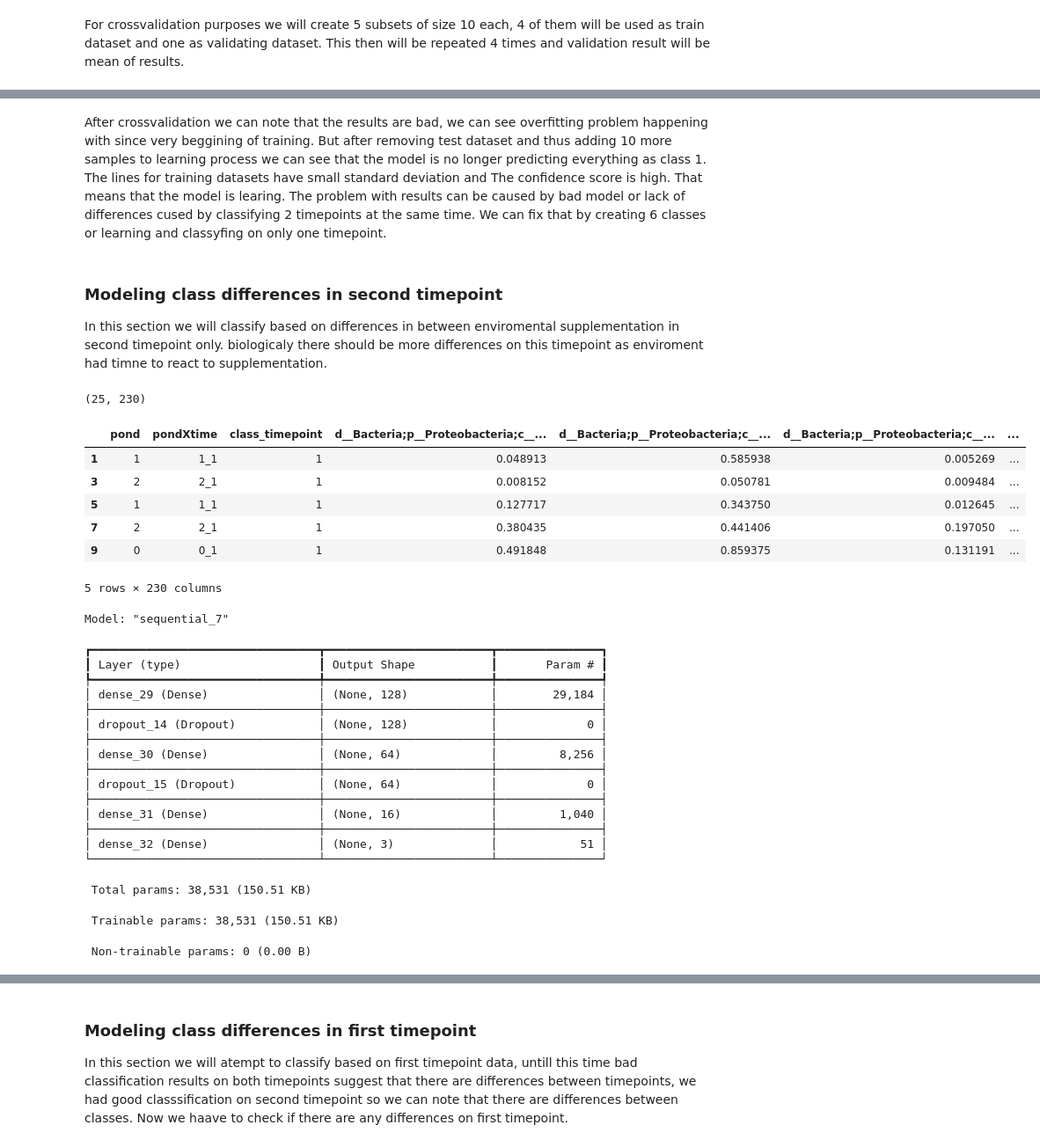
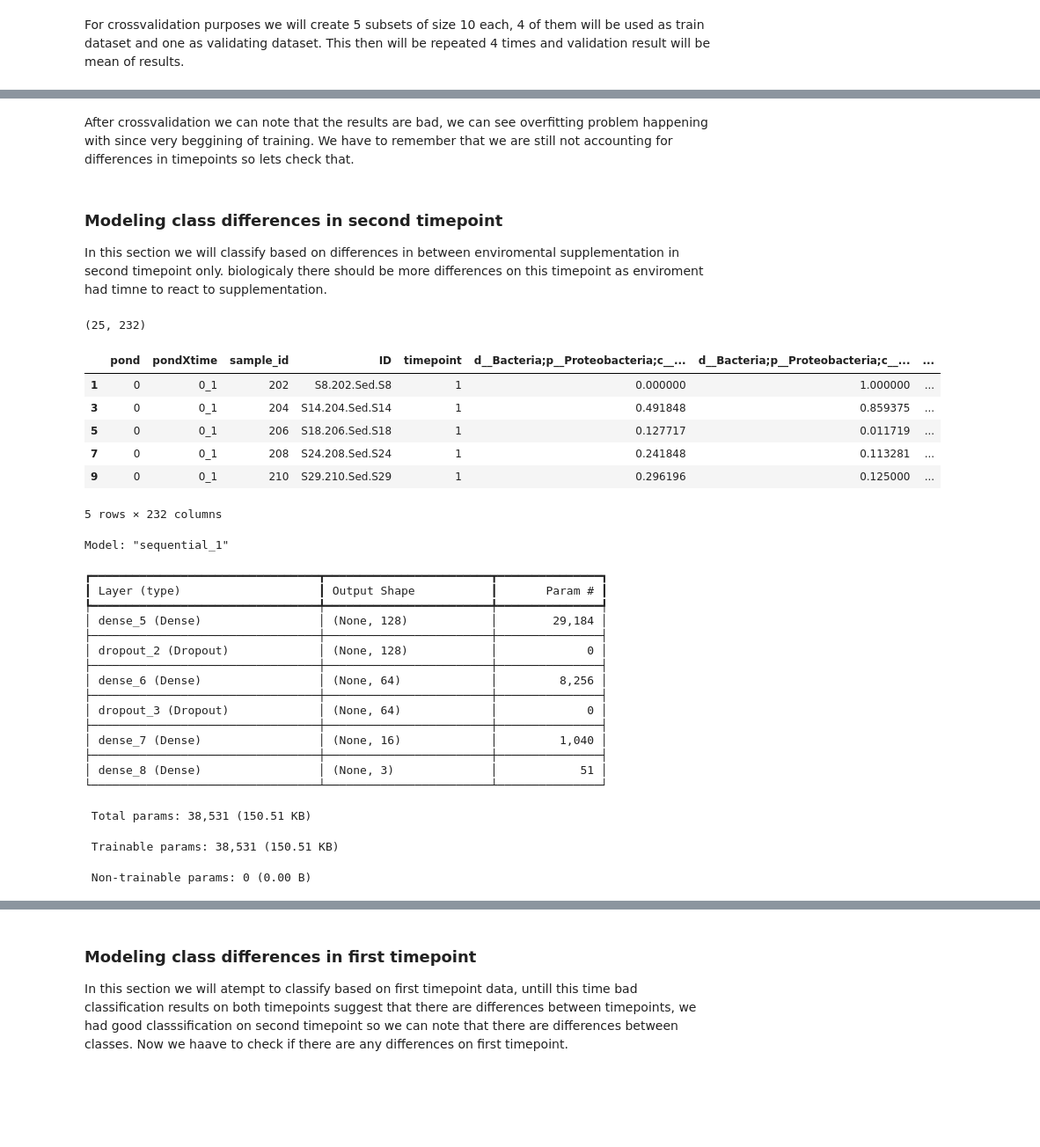
Before and after one commit to paq88/Fish_neural_network_classifier, a Jupyter notebook: sed_based/Sediment_2.ipynb, the cells around one changed output, grey strips where cells are left out. Shown at 88% size. Cells and saved outputs as stored; diff of their text form; code cells hidden in the pictures; blank space fills up the shorter version.

```diff
--- a/sed_based/Sediment_2.ipynb
+++ b/sed_based/Sediment_2.ipynb
@@ -42,4 +37,4 @@ len(predictors)
-# %%
-# adding collumn with timepoints
-classes = np.tile([0, 1], 25)
-df.insert(1,"class_timepoint",  classes)
+# %%
+df['timepoint'] = LabelEncoder().fit_transform(df['timepoint'])
+predictors = df.columns[4:]
+len(predictors)
@@ -84,16 +81,3 @@ Those classes will be: No supplementation, Em farma, EM
 |2|set 2 | 10,21,28,30,32|Em farma|EM|
 |3|set 3 | 9,13,17,20,27|EM|NO|
 |4|set 4 | 11,15,22,25,31|EM|EM|
-# %%
-# function for decoding pond number
-def pond_decoder(x,codes):
-
-    x=x.replace('S','')
-    num = int(x.split("_")[1])
-
-
-    for key, value_list in codes.items():
-        if num in value_list:
-            return key
-
-    return None
@@ -109,7 +86,7 @@ codes = {0 : [8,14,18,24,29], 1: [12,16,19,23,26, 10,21,28,30,32], 2 : [9,13,17,
 
 df['pond'] = df['pond'].apply(lambda x: pond_decoder(x,codes))
 # %%
-pondXtime = df['pond'].astype(str) + "_" + df['class_timepoint'].astype(str)
+pondXtime = df['pond'].astype(str) + "_" + df['timepoint'].astype(str)
 df.insert(1,"pondXtime", pondXtime)
 # %%
 df.head()
@@ -594,23 +198,22 @@ global mean confidence score: 2463.7007, sd confidence score: 9590.1177
-# %% [markdown]
-After crossvalidation we can note that the results are bad, we can see overfitting problem happening with since very beggining of training.
-But after removing test dataset and thus adding 10 more samples to learning process we can see that the model is no longer predicting everything as class 1. The lines for training datasets have small standard deviation and The confidence score is high. That means that the model is learing. The problem with results can be caused by bad model or lack of differences cused by classifying 2 timepoints at the same time. We can fix that by creating 6 classes or learning and classyfing on only one timepoint.
+# %% [markdown]
+After crossvalidation we can note that the results are bad, we can see overfitting problem happening with since very beggining of training. We have to remember that we are still not accounting for differences in timepoints so lets check that.
 # %% [markdown]
 ### Modeling class differences in second timepoint
 
 In this section we will classify based on differences in between enviromental supplementation in second timepoint only. biologicaly there should be more differences on this timepoint as enviroment had timne to react to supplementation.
 # %%
-df_second_tp = train_val_df[train_val_df["class_timepoint"]==1]
+df_second_tp = train_val_df[train_val_df["timepoint"]==1]
 print(df_second_tp.shape)
 df_second_tp.head()
 # %% [output]
-(25, 230)
+(25, 232)
-|  | pond | pondXtime | class_timepoint | d__Bacteria;p__Proteobacteria;c__... | d__Bacteria;p__Proteobacteria;c__... | d__Bacteria;p__Proteobacteria;c__... | ... |
-| 1 | 1 | 1_1 | 1 | 0.048913 | 0.585938 | 0.005269 | ... |
-| 3 | 2 | 2_1 | 1 | 0.008152 | 0.050781 | 0.009484 | ... |
-| 5 | 1 | 1_1 | 1 | 0.127717 | 0.343750 | 0.012645 | ... |
-| 7 | 2 | 2_1 | 1 | 0.380435 | 0.441406 | 0.197050 | ... |
-| 9 | 0 | 0_1 | 1 | 0.491848 | 0.859375 | 0.131191 | ... |
+|  | pond | pondXtime | sample_id | ID | timepoint | d__Bacteria;p__Proteobacteria;c__... | d__Bacteria;p__Proteobacteria;c__... | ... |
+| 1 | 0 | 0_1 | 202 | S8.202.Sed.S8 | 1 | 0.000000 | 1.000000 | ... |
+| 3 | 0 | 0_1 | 204 | S14.204.Sed.S14 | 1 | 0.491848 | 0.859375 | ... |
+| 5 | 0 | 0_1 | 206 | S18.206.Sed.S18 | 1 | 0.127717 | 0.011719 | ... |
+| 7 | 0 | 0_1 | 208 | S24.208.Sed.S24 | 1 | 0.241848 | 0.113281 | ... |
+| 9 | 0 | 0_1 | 210 | S29.210.Sed.S29 | 1 | 0.296196 | 0.125000 | ... |
-5 rows × 230 columns
+5 rows × 232 columns
 # %%
 model3 = keras.Sequential()
 
@@ -636,21 +239,21 @@ optimizer = keras.optimizers.Adam(learning_rate = 0.0001)
 
 model3.compile(optimizer = optimizer, loss = loss, metrics=metrics)
 # %% [output]
-Model: "sequential_7"
+Model: "sequential_1"
 ┏━━━━━━━━━━━━━━━━━━━━━━━━━━━━━━━━━┳━━━━━━━━━━━━━━━━━━━━━━━━┳━━━━━━━━━━━━━━━┓
 ┃ Layer (type)                    ┃ Output Shape           ┃       Param # ┃
 ┡━━━━━━━━━━━━━━━━━━━━━━━━━━━━━━━━━╇━━━━━━━━━━━━━━━━━━━━━━━━╇━━━━━━━━━━━━━━━┩
-│ dense_29 (Dense)                │ (None, 128)            │        29,184 │
+│ dense_5 (Dense)                 │ (None, 128)            │        29,184 │
 ├─────────────────────────────────┼────────────────────────┼───────────────┤
-│ dropout_14 (Dropout)            │ (None, 128)            │             0 │
+│ dropout_2 (Dropout)             │ (None, 128)            │             0 │
 ├─────────────────────────────────┼────────────────────────┼───────────────┤
-│ dense_30 (Dense)                │ (None, 64)             │         8,256 │
+│ dense_6 (Dense)                 │ (None, 64)             │         8,256 │
 ├─────────────────────────────────┼────────────────────────┼───────────────┤
-│ dropout_15 (Dropout)            │ (None, 64)             │             0 │
+│ dropout_3 (Dropout)             │ (None, 64)             │             0 │
 ├─────────────────────────────────┼────────────────────────┼───────────────┤
-│ dense_31 (Dense)                │ (None, 16)             │         1,040 │
+│ dense_7 (Dense)                 │ (None, 16)             │         1,040 │
 ├─────────────────────────────────┼────────────────────────┼───────────────┤
-│ dense_32 (Dense)                │ (None, 3)              │            51 │
+│ dense_8 (Dense)                 │ (None, 3)              │            51 │
 └─────────────────────────────────┴────────────────────────┴───────────────┘
  Total params: 38,531 (150.51 KB)
  Trainable params: 38,531 (150.51 KB)
```
Also changed, not shown: parts of 19 cells of this notebook.
